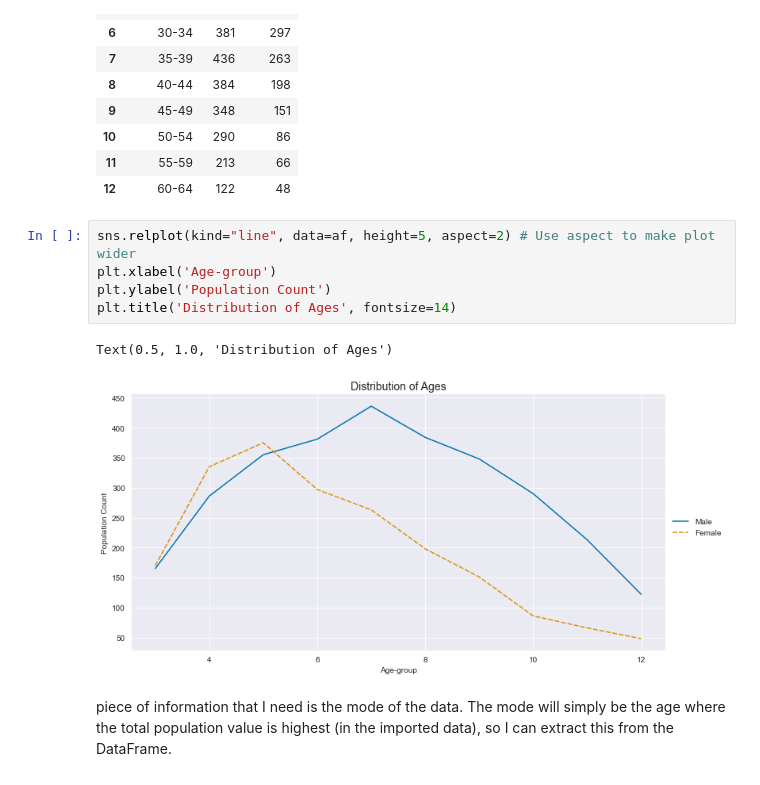
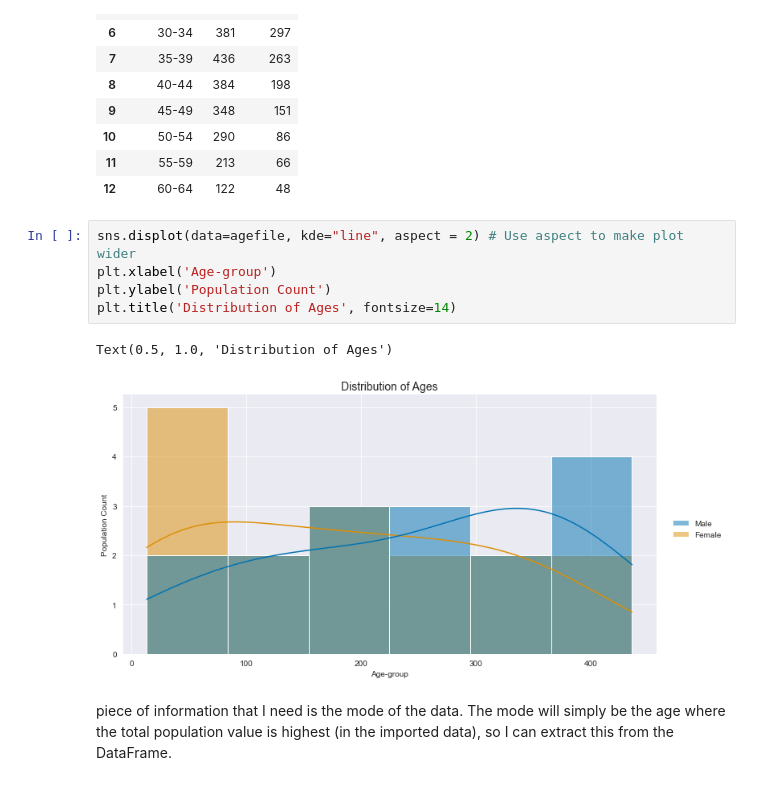
Before and after one commit to dconn20/Prog.D.A---Project, a Jupyter notebook: Prog.D.A - Project.ipynb, the cells around one changed output. Drawn from its saved outputs; the diff is of its cells as text.

```diff
--- a/Prog.D.A - Project.ipynb
+++ b/Prog.D.A - Project.ipynb
@@ -146,13 +146,13 @@ af
 | 11 | 55-59 | 213 | 66 |
 | 12 | 60-64 | 122 | 48 |
 # %%
-sns.relplot(kind="line", data=af, height=5, aspect=2) # Use aspect to make plot wider
+sns.displot(data=agefile, kde="line", aspect = 2) # Use aspect to make plot wider
 plt.xlabel('Age-group')
 plt.ylabel('Population Count')
 plt.title('Distribution of Ages', fontsize=14)
 # %% [output]
 Text(0.5, 1.0, 'Distribution of Ages')
-[figure, old version]
+[figure, new version]
 # %% [markdown]
 piece of information that I need is the mode of the data. The mode will simply be the age where the total population value is highest (in the imported data), so I can extract this from the DataFrame.
 # %%
```
Also changed, not shown: parts of 12 cells of this notebook.
